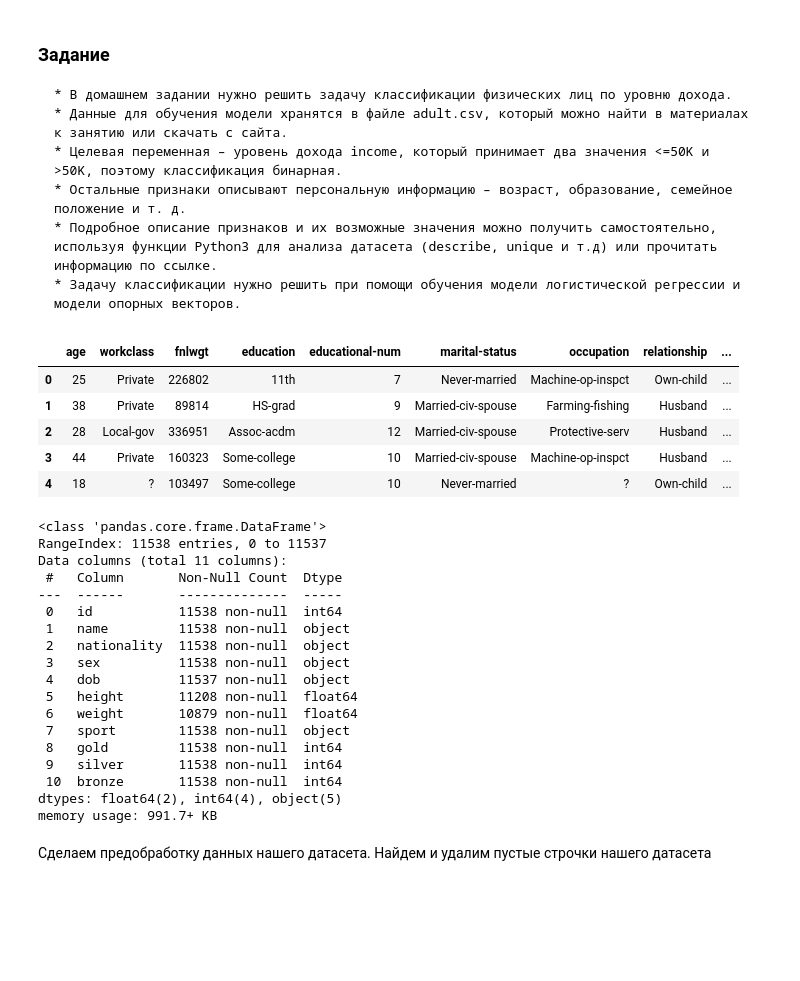
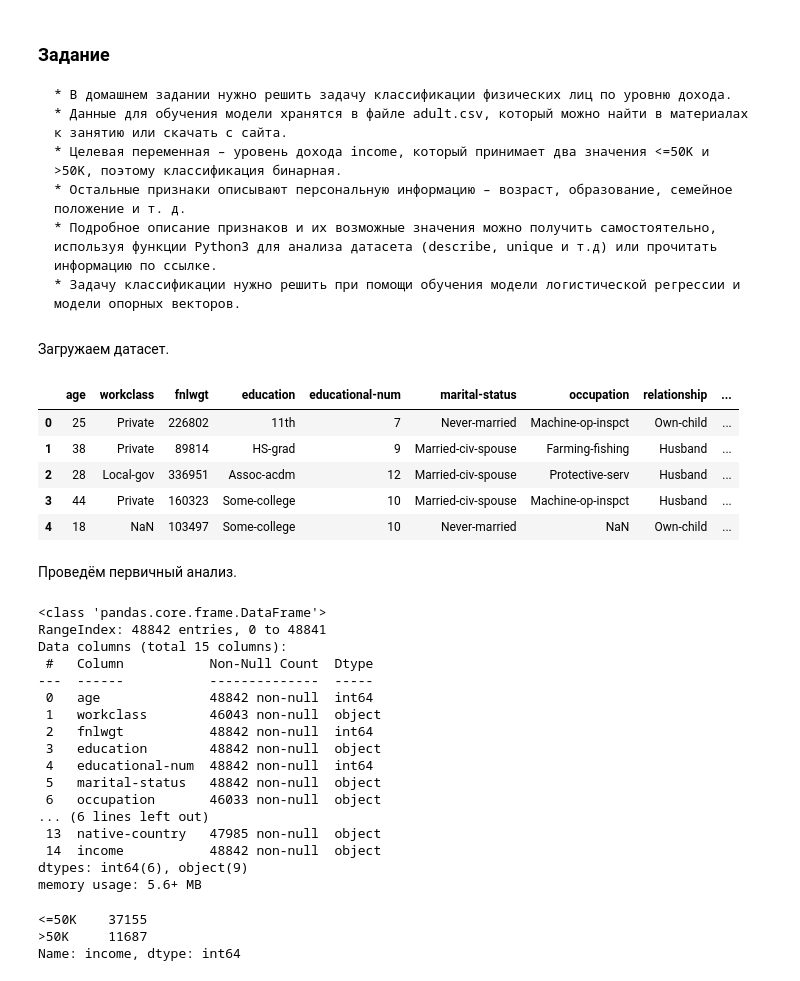
Before and after one commit to natkhosh/ML_Netology, a Jupyter notebook: 02_Classification/Classification_regression_SVM.ipynb, the cells around one changed output. Cells and saved outputs as stored; diff of their text form; code cells hidden in the pictures; blank space fills up the shorter version.

```diff
--- a/02_Classification/Classification_regression_SVM.ipynb
+++ b/02_Classification/Classification_regression_SVM.ipynb
@@ -16,37 +22,43 @@ import matplotlib.pyplot as plt  # Библиотека для визуализ
     * Остальные признаки описывают персональную информацию – возраст, образование, семейное положение и т. д.
     * Подробное описание признаков и их возможные значения можно получить самостоятельно, используя функции Python3 для анализа датасета (describe, unique и т.д) или прочитать информацию по ссылке.
     * Задачу классификации нужно решить при помощи обучения модели логистической регрессии и модели опорных векторов.
+# %% [markdown]
+<p>Загружаем датасет.</p>
 # %%
-data = pd.read_csv('adult.csv')
+df = pd.read_csv( 'adult.csv', na_values='?')
+df.head()
+# %% [output]
+|  | age | workclass | fnlwgt | education | educational-num | marital-status | occupation | relationship | ... |
+| 0 | 25 | Private | 226802 | 11th | 7 | Never-married | Machine-op-inspct | Own-child | ... |
+| 1 | 38 | Private | 89814 | HS-grad | 9 | Married-civ-spouse | Farming-fishing | Husband | ... |
+| 2 | 28 | Local-gov | 336951 | Assoc-acdm | 12 | Married-civ-spouse | Protective-serv | Husband | ... |
+| 3 | 44 | Private | 160323 | Some-college | 10 | Married-civ-spouse | Machine-op-inspct | Husband | ... |
+| 4 | 18 | NaN | 103497 | Some-college | 10 | Never-married | NaN | Own-child | ... |
-# %%
-data.head()
-# %% [output]
-|  | age | workclass | fnlwgt | education | educational-num | marital-status | occupation | relationship | ... |
-| 0 | 25 | Private | 226802 | 11th | 7 | Never-married | Machine-op-inspct | Own-child | ... |
-| 1 | 38 | Private | 89814 | HS-grad | 9 | Married-civ-spouse | Farming-fishing | Husband | ... |
-| 2 | 28 | Local-gov | 336951 | Assoc-acdm | 12 | Married-civ-spouse | Protective-serv | Husband | ... |
-| 3 | 44 | Private | 160323 | Some-college | 10 | Married-civ-spouse | Machine-op-inspct | Husband | ... |
-| 4 | 18 | ? | 103497 | Some-college | 10 | Never-married | ? | Own-child | ... |
+# %% [markdown]
+<p>Проведём первичный анализ.</p>
 # %%
-data.info()
+df.info()
 # %% [output]
 <class 'pandas.core.frame.DataFrame'>
-RangeIndex: 11538 entries, 0 to 11537
-Data columns (total 11 columns):
- #   Column       Non-Null Count  Dtype
----  ------       --------------  -----
- 0   id           11538 non-null  int64
- 1   name         11538 non-null  object
- 2   nationality  11538 non-null  object
- 3   sex          11538 non-null  object
- 4   dob          11537 non-null  object
- 5   height       11208 non-null  float64
- 6   weight       10879 non-null  float64
- 7   sport        11538 non-null  object
- 8   gold         11538 non-null  int64
- 9   silver       11538 non-null  int64
- 10  bronze       11538 non-null  int64
-dtypes: float64(2), int64(4), object(5)
-memory usage: 991.7+ KB
+RangeIndex: 48842 entries, 0 to 48841
+Data columns (total 15 columns):
+ #   Column           Non-Null Count  Dtype
+---  ------           --------------  -----
+ 0   age              48842 non-null  int64
+ 1   workclass        46043 non-null  object
+ 2   fnlwgt           48842 non-null  int64
+ 3   education        48842 non-null  object
+ 4   educational-num  48842 non-null  int64
+ 5   marital-status   48842 non-null  object
+ 6   occupation       46033 non-null  object
+... (6 lines left out)
+ 13  native-country   47985 non-null  object
+ 14  income           48842 non-null  object
+dtypes: int64(6), object(9)
+memory usage: 5.6+ MB
-# %% [markdown]
-<p>Сделаем предобработку данных нашего датасета. Найдем и удалим пустые строчки нашего датасета</p>
+# %%
+df["income"].value_counts().head()
+# %% [output]
+<=50K    37155
+>50K     11687
+Name: income, dtype: int64
```
Also changed, not shown: parts of 31 cells of this notebook.
